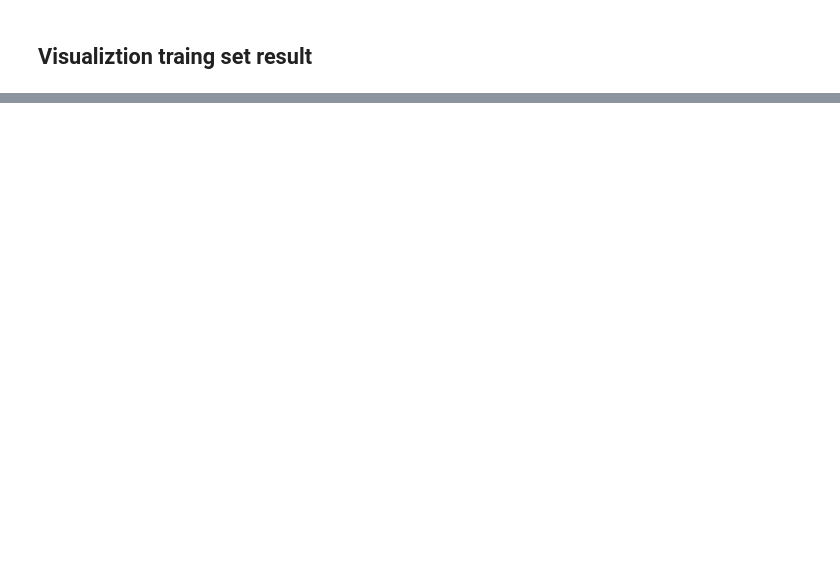
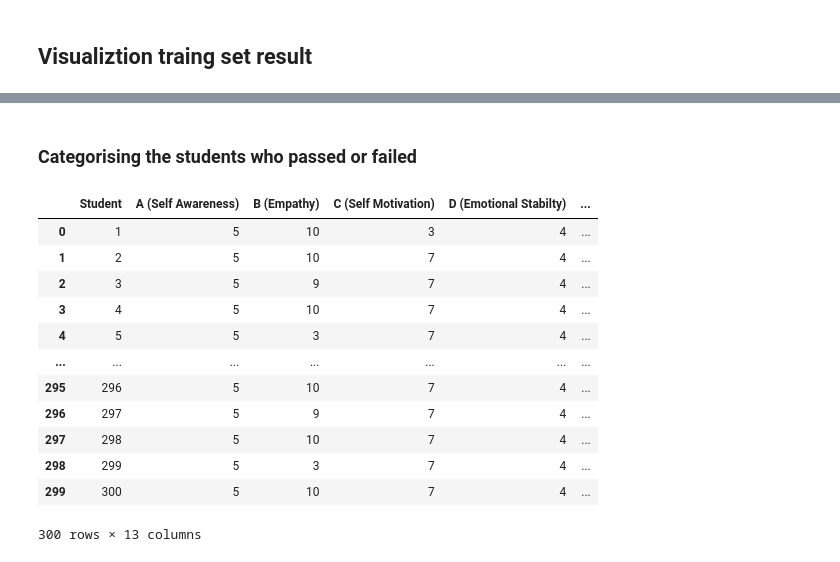
Before and after one commit to Vrushali9-collab/statsmodels-linear-regression, a Jupyter notebook: StudentdataSimpleReg.ipynb, the cells around one changed output, grey strips where cells are left out. Drawn from its saved outputs; the diff is of its cells as text; code cells hidden in the pictures; blank space fills up the shorter version.

```diff
--- a/StudentdataSimpleReg.ipynb
+++ b/StudentdataSimpleReg.ipynb
@@ -184,0 +177,21 @@ ValueError: ignored
+# %% [markdown]
+### **Categorising the students who passed or failed**
+# %%
+cut_off = 50
+
+data['Result'] = data['Total Score']>=50
+data
+# %% [output]
+|  | Student | A (Self Awareness) | B (Empathy) | C (Self Motivation) | D (Emotional Stabilty) | ... |
+| 0 | 1 | 5 | 10 | 3 | 4 | ... |
+| 1 | 2 | 5 | 10 | 7 | 4 | ... |
+| 2 | 3 | 5 | 9 | 7 | 4 | ... |
+| 3 | 4 | 5 | 10 | 7 | 4 | ... |
+| 4 | 5 | 5 | 3 | 7 | 4 | ... |
+| ... | ... | ... | ... | ... | ... | ... |
+| 295 | 296 | 5 | 10 | 7 | 4 | ... |
+| 296 | 297 | 5 | 9 | 7 | 4 | ... |
+| 297 | 298 | 5 | 10 | 7 | 4 | ... |
+| 298 | 299 | 5 | 3 | 7 | 4 | ... |
+| 299 | 300 | 5 | 10 | 7 | 4 | ... |
+300 rows × 13 columns
```
Also changed, not shown: parts of 21 cells of this notebook.
